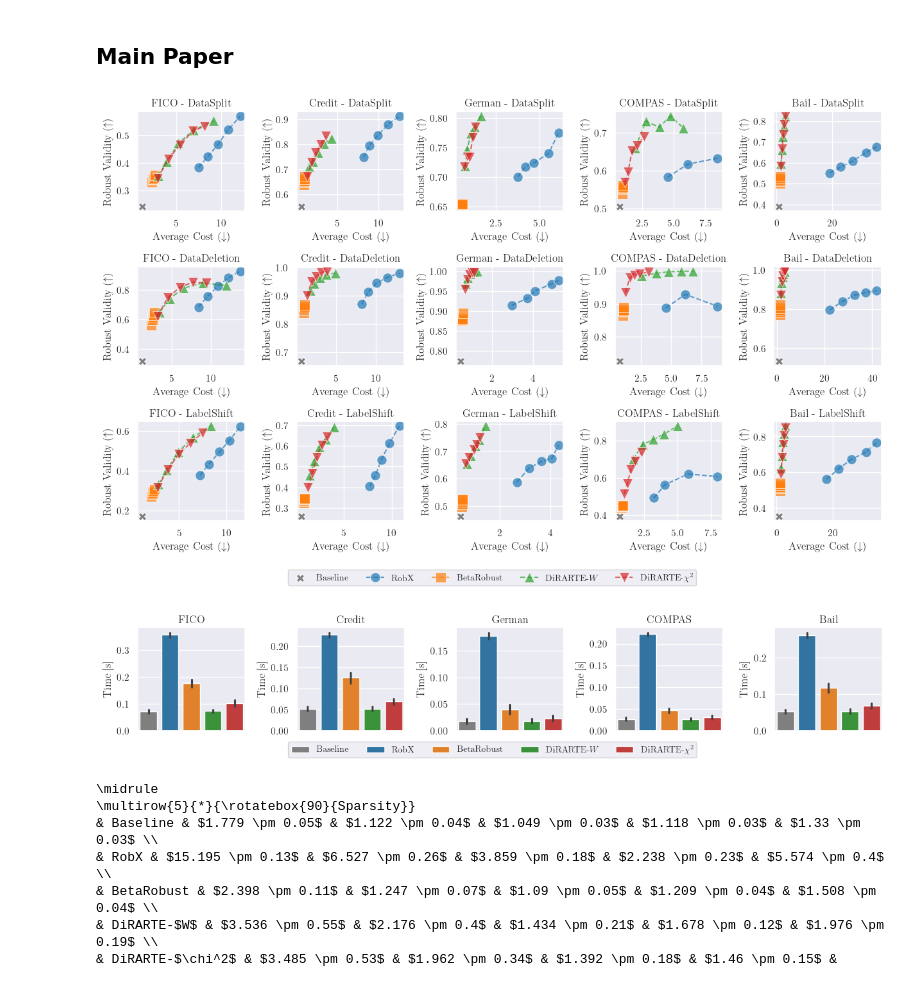
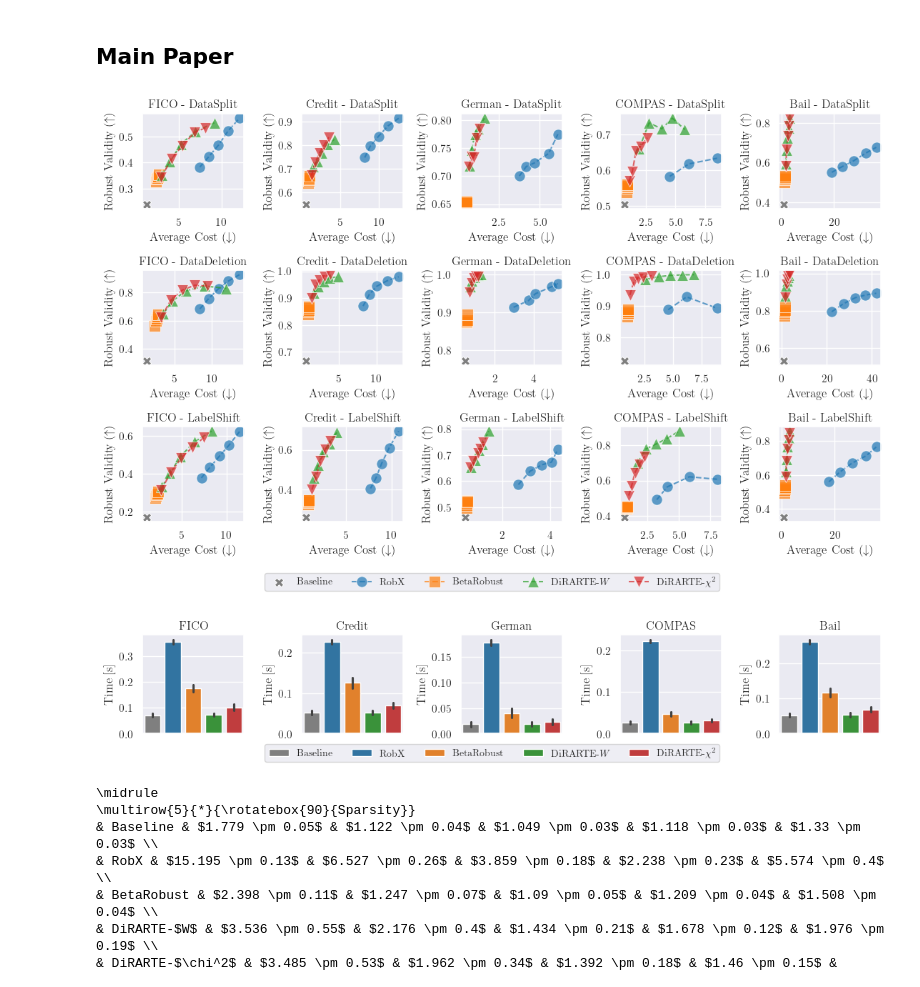
Before and after one commit to kelicht/dirarte, a Jupyter notebook: plot.ipynb, the cells around one changed output. Drawn from its saved outputs; the diff is of its cells as text; code cells hidden in the pictures.

```diff
--- a/plot.ipynb
+++ b/plot.ipynb
@@ -148,15 +148,15 @@ def latex_table(results, keys=['sparsity', 'plausibility', 'time per samples'],
 # %%
 results = pd.read_csv('./results/results_comparison.csv')
 results_xg_tlps = results[(results['estimator'] == 'XGBoost') & (results['cost_type'] == 'tlps')]
-line_plot(results_xg_tlps, aspect_ratio=(2.5, 2.75))
+line_plot(results_xg_tlps, aspect_ratio=(2.25, 2.5))
 plt.savefig('./figures/01_comparison.pdf', bbox_inches='tight', pad_inches=0.05)
 # %% [output]
-[figure, old version]
+[figure, new version]
 # %%
-bar_plot(results_xg_tlps, key='time per samples', aspect_ratio=(2.5, 2.5))
+bar_plot(results_xg_tlps, key='time per samples', aspect_ratio=(2.25, 2.25))
 plt.savefig('./figures/01_comparison_time.pdf', bbox_inches='tight', pad_inches=0.05)
 # %% [output]
-[figure, old version]
+[figure, new version]
 # %%
 latex_table(results_xg_tlps, keys=['sparsity', 'plausibility'])
 # %% [output]
```
Also changed, not shown: 15 other files.
